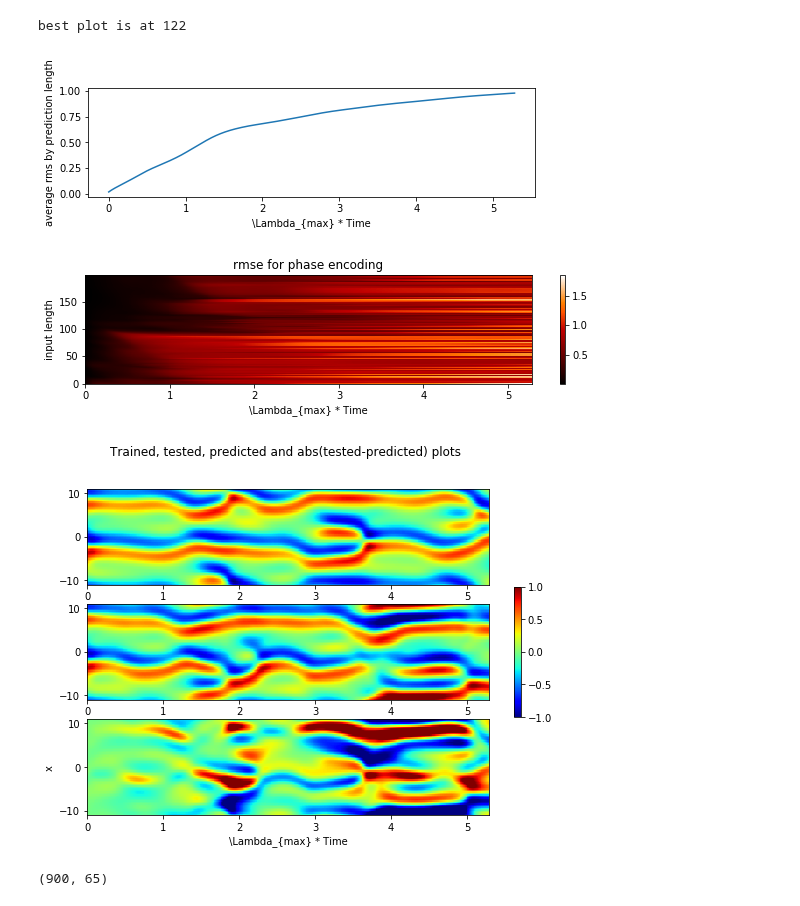
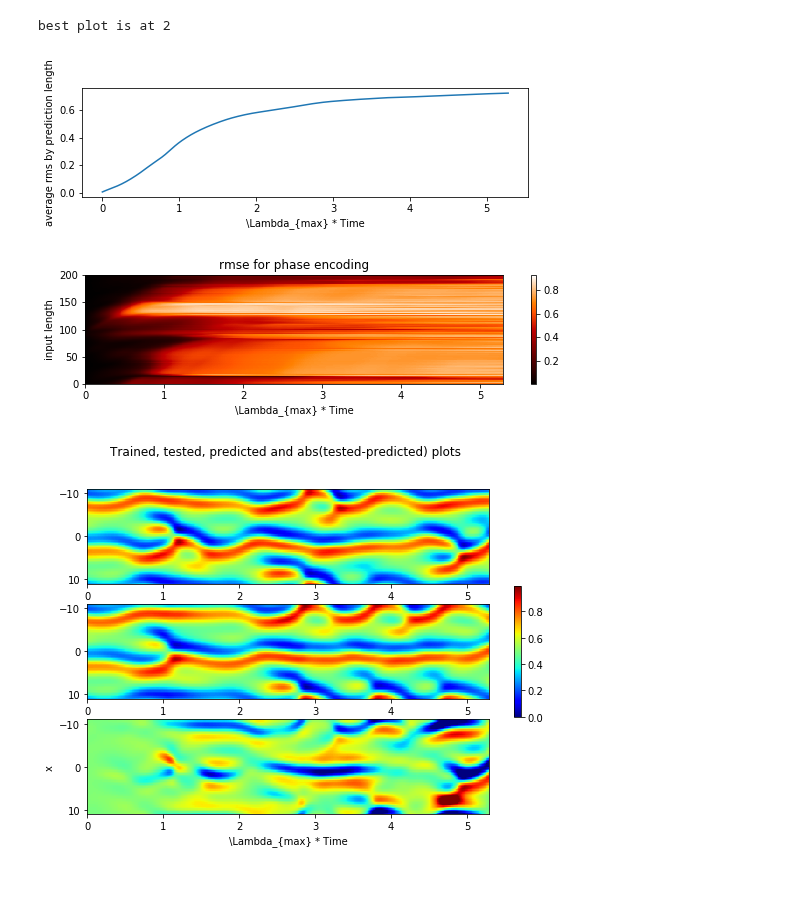
Before and after one commit to jon-dong/reservoir-computing-python, a Jupyter notebook: kuramoto_sivashinsky_phase_simulation.ipynb, the cells around one changed output. Drawn from its saved outputs; the diff is of its cells as text; code cells hidden in the pictures.

```diff
--- a/kuramoto_sivashinsky_phase_simulation.ipynb
+++ b/kuramoto_sivashinsky_phase_simulation.ipynb
@@ -34,29 +34,29 @@ import matplotlib.pyplot as plt
 # %%
 # Input data
 n_sequence=1
-spatial_points = 65
+spatial_points = 30
 lyap_exp = 0.0461
 n_train = 5000
 n_test = 4000
 forget = 500
 parallel_runs = 1
-ks_data_origin, xx, tt = data1D.kuramoto_sivashinsky_from_dataset(sequence_length=n_train+n_test, n_sequence=n_sequence)
+ks_data_origin, xx, tt = data1D.kuramoto_sivashinsky_from_dataset(
+    sequence_length=n_train+n_test, n_sequence=n_sequence, spatial_points=spatial_points)
 # ks_data_origin=ks_data_origin+np.random.rand(ks_data_origin.shape[0],ks_data_origin.shape[1],ks_data_origin.shape[2])
-# ks_data_train = data_utils.scale(ks_data_origin[:, :n_train, :], [0, 1])
 ks_data_train = ks_data_origin[:, :n_train, :]
 input_shape=ks_data_train.shape
 # %%
 # b.activation_param0 = None
-b = Reservoir(n_res=5000, res_scale=0.705, res_encoding='phase',
-              remove_saturated_neurons=True, n_saturated_neurons=50, # reservoir cleanup
+b = Reservoir(n_res=2000, res_scale=0.705, res_encoding='phase',
+              remove_saturated_neurons=True, n_saturated_neurons=10, # reservoir cleanup
               input_enc_param=np.pi, res_enc_param=np.pi,
               input_scale=0.537, input_encoding='phase',
-              scale_input_MinMax = (-1, 1), scale_output_MinMax = (-1, 1), # data standardization
+              scale_input_MinMax = (0, 1), scale_output_MinMax = (0, 1), # data standardization
               raw_input_feature = True, enc_input_feature = False, # concatenated states properties
               random_projection='simulation', weights_type='complex gaussian',
               activation_fun='intensity_in_tanh', activation_param=None,
               parallel_runs=parallel_runs, bias_scale=0, leak_rate=0,
-              pred_horizon=1, rec_pred_steps=900, forget = forget,
+              pred_horizon=1, rec_pred_steps=460, forget = forget,
               train_method='ridge', train_param=0.25, verbose=1
              )
 
@@ -103,7 +100,7 @@ plt.colorbar(im)
 ks_data_test = ks_data_origin[:, n_train:, :]
 
 # Algorithm testing
-b.parallel_test_runs=500
+b.parallel_test_runs=200
 pred_output, rmse, rmse_vec, rmse_vert = b.predict_and_score(ks_data_test, detailed_score=True)
 # %% [output]
 Reservoir Computing algorithm - Testing phase:
@@ -149,41 +146,37 @@ n_input = np.argmin(np.sum(rmse[:,:], axis=1)) # np.argmin(rmse_vert)
 #############################################################################
 total_pred = b.pred_horizon*b.rec_pred_steps
 
 input_data = data_utils.data_preprocessing(
     ks_data_test, standardize=b.output_standardize,
     scale_min_max=b.scale_output_MinMax)[0, b.forget:b.forget+total_pred, :]
 targetted_data = data_utils.data_preprocessing(
     ks_data_test, standardize=b.output_standardize,
     scale_min_max=b.scale_output_MinMax)[0, n_input+b.forget:n_input+b.forget+total_pred, :]
 
 prediction = pred_output[n_input, :].reshape(targetted_data.shape)
 
-vmax = max(abs(np.concatenate((targetted_data, input_data)).flatten()))
-vmin = -vmax
+vmax = max(np.concatenate((targetted_data, input_data)).flatten())
+vmin = 0
 
 # plot training data
 fig, axs = plt.subplots(3, 1, sharex=False, figsize=(9,6))
 plt.suptitle('Trained, tested, predicted and abs(tested-predicted) plots                       ')
 plt.ylabel('x')
 plt.xlabel('\Lambda_{max} * Time')
 
-datum = [targetted_data, prediction, targetted_data-prediction]
+datum = [targetted_data, prediction, targetted_data-prediction+0.5]
 for i in range(3):
         im=axs[i].imshow(datum[i].T, cmap=plt.get_cmap('jet'), interpolation='nearest',
                          aspect = 0.008*total_pred/spatial_points,
                          extent = [t_min , t_max, x_min , x_max], vmin=vmin, vmax=vmax)
         axs[i].invert_yaxis()
 #     im=axs[i].pcolormesh(time_axs, xx_axs, datum[i].T, cmap=plt.get_cmap('jet'), vmin=vmin, vmax=vmax)
 fig.colorbar(im, ax=axs.ravel().tolist(), shrink=0.4)
 # plt.savefig('phase_SLM_kuramoto_pred.png', dpi=400)
 
 print('best plot is at '+str(np.argmin(rmse_vert)))
 # %% [output]
-best plot is at 122
+best plot is at 2
-[figure, old version]
+[figure, new version]
-[figure, old version]
+[figure, new version]
-[figure, old version]
+[figure, new version]
-# %%
-datum[0].shape
-# %% [output]
-(900, 65)
```
Also changed, not shown: parts of 11 cells of this notebook, 3 other files.
